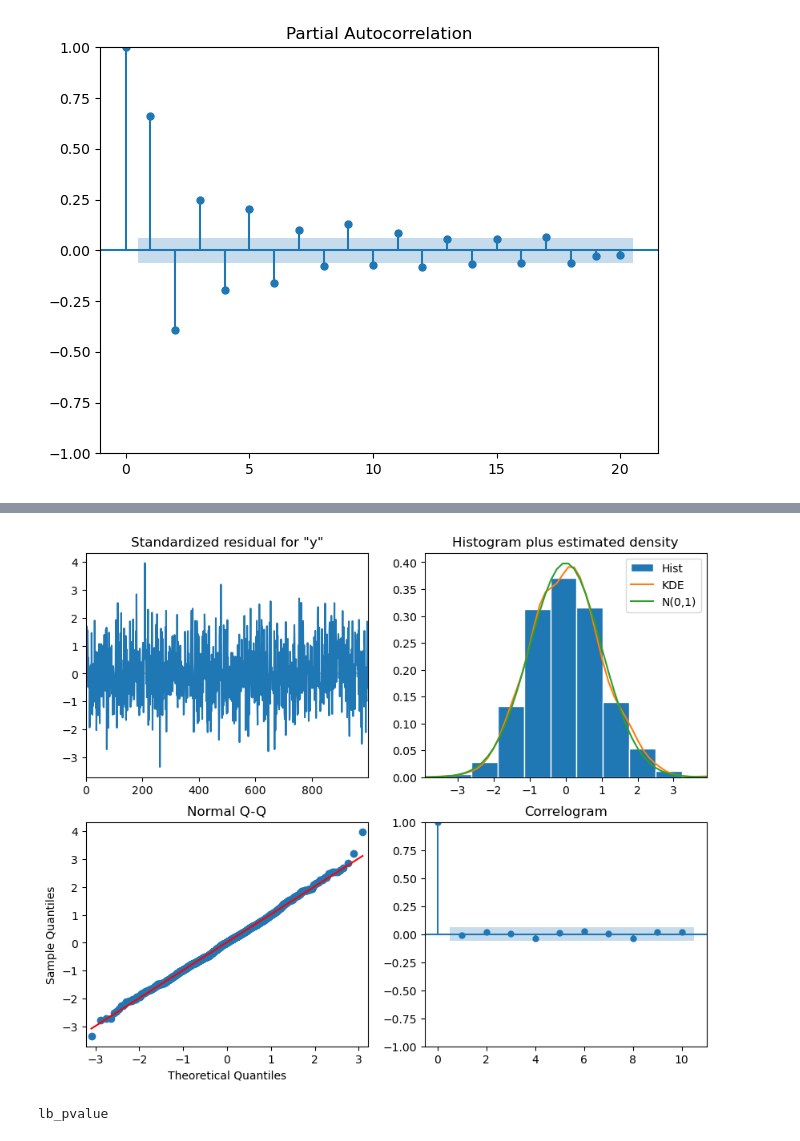
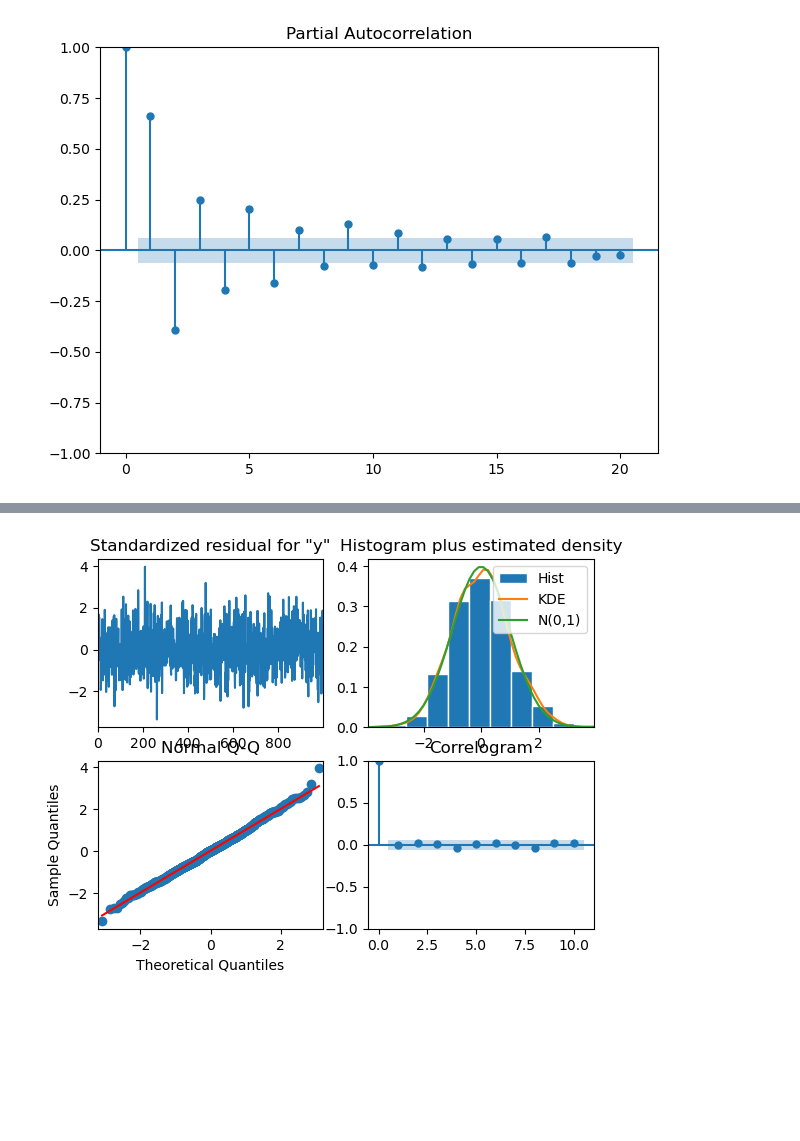
Before and after one commit to tharani001/TimeSeriesForecasting, a Jupyter notebook: ARIMA-forecasting/ARMA-Process.ipynb, the cells around one changed output, grey strips where cells are left out. Cells and saved outputs as stored; diff of their text form; code cells hidden in the pictures; blank space fills up the shorter version.

```diff
--- a/ARIMA-forecasting/ARMA-Process.ipynb
+++ b/ARIMA-forecasting/ARMA-Process.ipynb
@@ -158,12 +133,4 @@ qqplot(residuals, line='45');
 # %%
-model_fit.plot_diagnostics(figsize=(10, 8));
+model_fit.plot_diagnostics();
 # %% [output]
-[figure, old version]
+[figure, new version]
-# %%
-from statsmodels.stats.diagnostic import acorr_ljungbox
-
-lbvalue, pvalue = acorr_ljungbox(residuals, np.arange(1, 11, 1))
-
-print(pvalue)
-# %% [output]
-lb_pvalue
```
Also changed, not shown: parts of 14 cells of this notebook.
